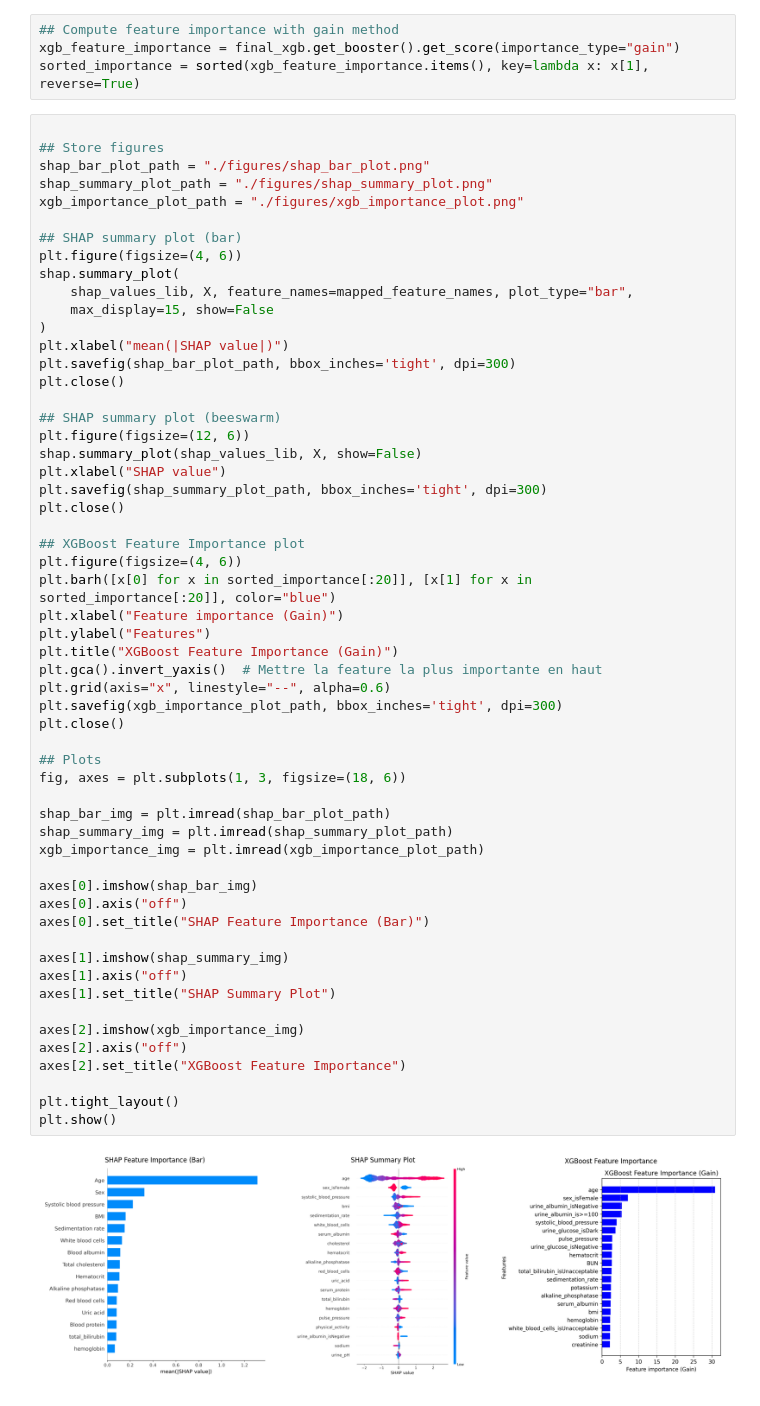
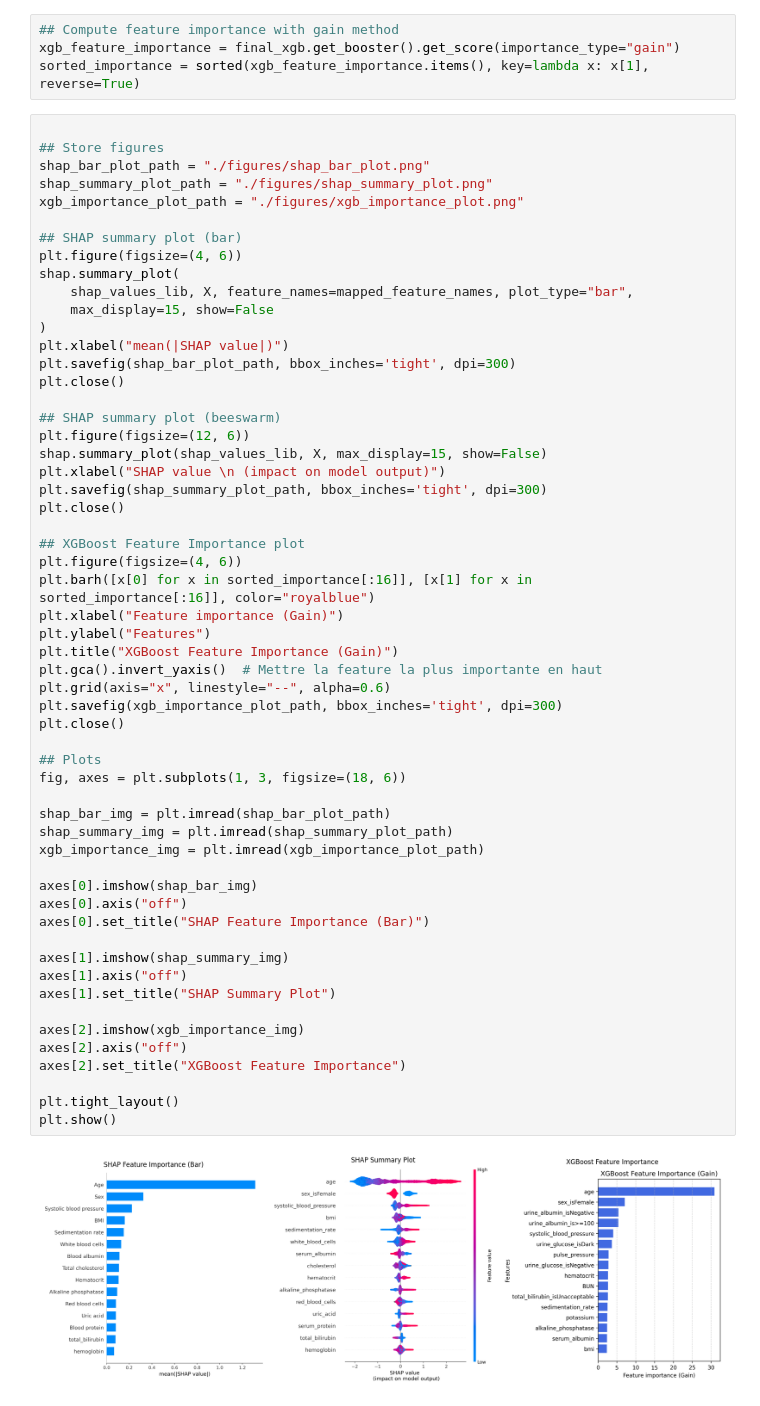
Before and after one commit to CorentinPernot/TreeShap, a Jupyter notebook: xai_protein_modified.ipynb, the cells around one changed output. Cells and saved outputs as stored; diff of their text form.

```diff
--- a/xai_protein_modified.ipynb
+++ b/xai_protein_modified.ipynb
@@ -841,42 +823,42 @@ plt.close()
 
 ## SHAP summary plot (beeswarm)
 plt.figure(figsize=(12, 6))
-shap.summary_plot(shap_values_lib, X, show=False)
-plt.xlabel("SHAP value")
+shap.summary_plot(shap_values_lib, X, max_display=15, show=False)
+plt.xlabel("SHAP value \n (impact on model output)")
 plt.savefig(shap_summary_plot_path, bbox_inches='tight', dpi=300)
 plt.close()
 
 ## XGBoost Feature Importance plot
 plt.figure(figsize=(4, 6))
-plt.barh([x[0] for x in sorted_importance[:20]], [x[1] for x in sorted_importance[:20]], color="blue")
+plt.barh([x[0] for x in sorted_importance[:16]], [x[1] for x in sorted_importance[:16]], color="royalblue")
 plt.xlabel("Feature importance (Gain)")
 plt.ylabel("Features")
 plt.title("XGBoost Feature Importance (Gain)")
 plt.gca().invert_yaxis()  # Mettre la feature la plus importante en haut
 plt.grid(axis="x", linestyle="--", alpha=0.6)
 plt.savefig(xgb_importance_plot_path, bbox_inches='tight', dpi=300)
 plt.close()
 
 ## Plots
 fig, axes = plt.subplots(1, 3, figsize=(18, 6))
 
 shap_bar_img = plt.imread(shap_bar_plot_path)
 shap_summary_img = plt.imread(shap_summary_plot_path)
 xgb_importance_img = plt.imread(xgb_importance_plot_path)
 
 axes[0].imshow(shap_bar_img)
 axes[0].axis("off")
 axes[0].set_title("SHAP Feature Importance (Bar)")
 
 axes[1].imshow(shap_summary_img)
 axes[1].axis("off")
 axes[1].set_title("SHAP Summary Plot")
 
 axes[2].imshow(xgb_importance_img)
 axes[2].axis("off")
 axes[2].set_title("XGBoost Feature Importance")
 
 plt.tight_layout()
 plt.show()
 # %% [output]
-[figure, old version]
+[figure, new version]
```
Also changed, not shown: parts of 3 cells of this notebook, 1 other file.
